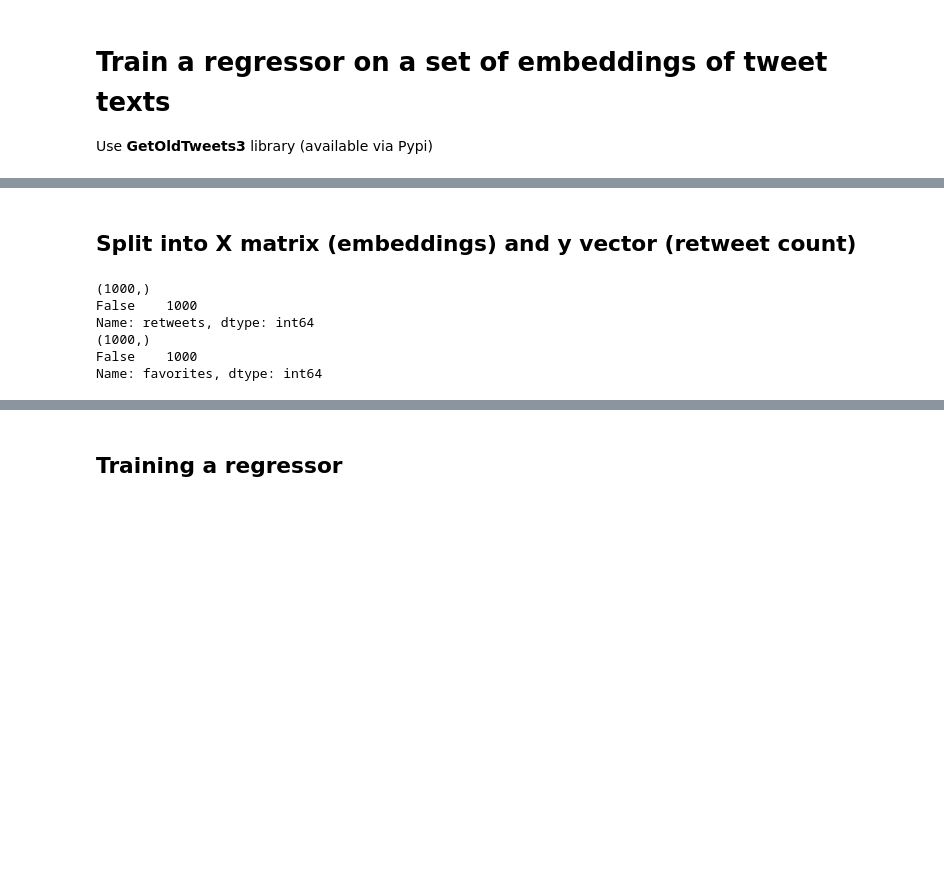
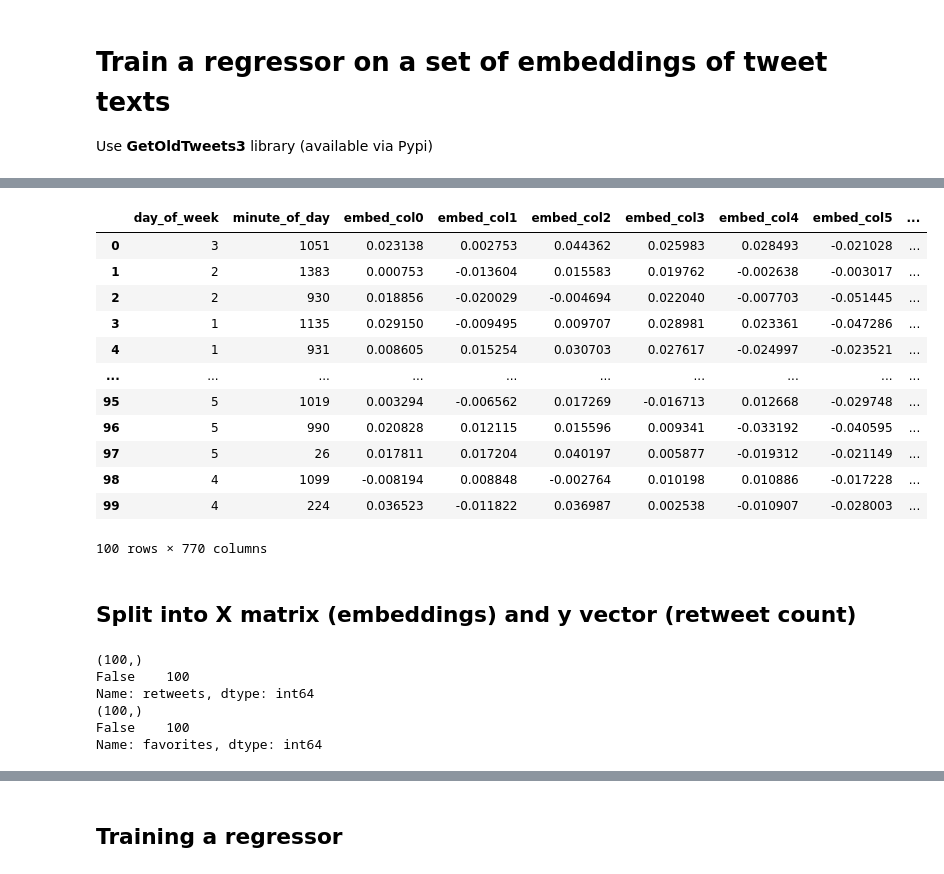
Before and after one commit to some-labs-24/data-science, a Jupyter notebook: test_embeddings_regressor.ipynb, the cells around one changed output, grey strips where cells are left out. Cells and saved outputs as stored; diff of their text form; code cells hidden in the pictures; blank space fills up the shorter version.

```diff
--- a/test_embeddings_regressor.ipynb
+++ b/test_embeddings_regressor.ipynb
@@ -22,7 +22,7 @@ import sklearn.decomposition
 import basilica
 # %%
 twitter_user_name = 'LambdaSchool'
-count = 1000 # during testing
+count = 100 # during testing
 # %%
 #  Create object to execute queries
 querySpecs = got.manager.TweetCriteria().setUsername(twitter_user_name).setMaxTweets(count)
@@ -55,6 +55,19 @@ def tweet_to_dict(twt):
             , 'to' : twt.to
             , 'urls' : twt.urls
             , 'username' : twt.username}
+# %%
+def munge_date(dt):
+    """Munges a datetime.datetime object into a dict, using names of attributes of
+    object as keys in dict.
+    'day_of_week' is [0-7] with 0 being 'Monday'
+    'minute_of_day' is count of minutes from midnight"""
+    return {'year' : dt.year
+            , 'month' : dt.month
+            , 'day' : dt.day
+            , 'day_of_week' : dt.weekday()
+            , 'hour' : dt.hour
+            , 'minute' : dt.minute
+            , 'minute_of_day' : (60 * dt.hour) + dt.minute}
 # %%
 df=pd.DataFrame(list(map(tweet_to_dict, retrieved_tweets)))
 df.head()
@@ -69,0 +81,16 @@ df.head()
+# %%
+def join_dicts(twt):
+    return {**tweet_to_dict(twt), **munge_date(twt.date)}
+
+recs = list(map(join_dicts, retrieved_tweets))
+
+# index_col_name = 'id'
+
+useless_columns = ['id', 'favorites', 'hashtags', 'mentions', 'replies', 'retweets', 'text',
+       'to', 'urls', 'year', 'month', 'day', 'date', 'formatted_date', 'permalink', 'username', 'hour', 'minute', 'geo']
+
+times_df = pd.DataFrame.from_records(recs,  exclude=useless_columns)
+
+# times_df = pd.DataFrame.from_records(recs, index=index_col_name, exclude=useless_columns)
+
+times_df.head()
@@ -105,0 +132,10 @@ normalized_embeddings_df.shape
+# %%
+colnames = ['embed_col' + str(i) for i in range(len(embeddings[0]))]
+
+# put the normalized embeddings back in a dataframe
+normalized_embeddings_df = pd.DataFrame(normalized_embeddings, columns=colnames)
+# PCA the embeddings
+# sklearn.get_config()
+normalized_embeddings_df.shape
+
+normalized_embeddings_df.head()
@@ -106,7 +150,24 @@ normalized_embeddings_df.shape
+# %%
+merged_df = pd.merge(times_df, normalized_embeddings_df, right_index=True, left_index=True)
+merged_df
+# %% [output]
+|  | day_of_week | minute_of_day | embed_col0 | embed_col1 | embed_col2 | embed_col3 | embed_col4 | embed_col5 | ... |
+| 0 | 3 | 1051 | 0.023138 | 0.002753 | 0.044362 | 0.025983 | 0.028493 | -0.021028 | ... |
+| 1 | 2 | 1383 | 0.000753 | -0.013604 | 0.015583 | 0.019762 | -0.002638 | -0.003017 | ... |
+| 2 | 2 | 930 | 0.018856 | -0.020029 | -0.004694 | 0.022040 | -0.007703 | -0.051445 | ... |
+| 3 | 1 | 1135 | 0.029150 | -0.009495 | 0.009707 | 0.028981 | 0.023361 | -0.047286 | ... |
+| 4 | 1 | 931 | 0.008605 | 0.015254 | 0.030703 | 0.027617 | -0.024997 | -0.023521 | ... |
+| ... | ... | ... | ... | ... | ... | ... | ... | ... | ... |
+| 95 | 5 | 1019 | 0.003294 | -0.006562 | 0.017269 | -0.016713 | 0.012668 | -0.029748 | ... |
+| 96 | 5 | 990 | 0.020828 | 0.012115 | 0.015596 | 0.009341 | -0.033192 | -0.040595 | ... |
+| 97 | 5 | 26 | 0.017811 | 0.017204 | 0.040197 | 0.005877 | -0.019312 | -0.021149 | ... |
+| 98 | 4 | 1099 | -0.008194 | 0.008848 | -0.002764 | 0.010198 | 0.010886 | -0.017228 | ... |
+| 99 | 4 | 224 | 0.036523 | -0.011822 | 0.036987 | 0.002538 | -0.010907 | -0.028003 | ... |
+100 rows × 770 columns
 # %% [markdown]
 ## Split into X matrix (embeddings) and y vector (retweet count)
 # %%
-X = normalized_embeddings_df
+X = merged_df
 
 y_retweets =df['retweets']
 print(y_retweets.shape)
@@ -116,11 +177,11 @@ y_likes =df['favorites']
 print(y_likes.shape)
 print(y_likes.isna().value_counts())
 # %% [output]
-(1000,)
-False    1000
+(100,)
+False    100
 Name: retweets, dtype: int64
-(1000,)
-False    1000
+(100,)
+False    100
 Name: favorites, dtype: int64
 # %%
 print(X.shape)
```
Also changed, not shown: parts of 14 cells of this notebook.
